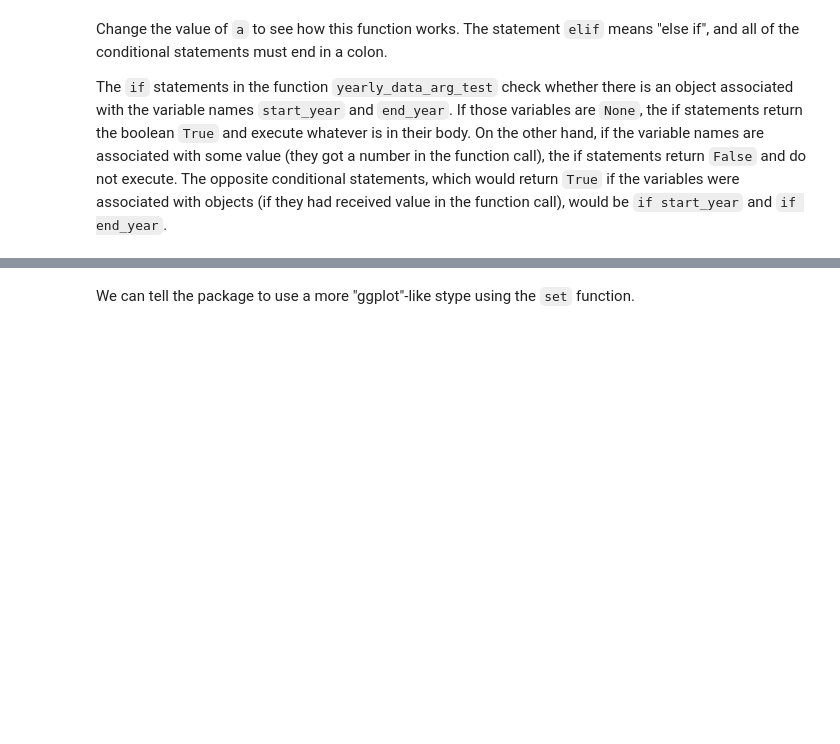
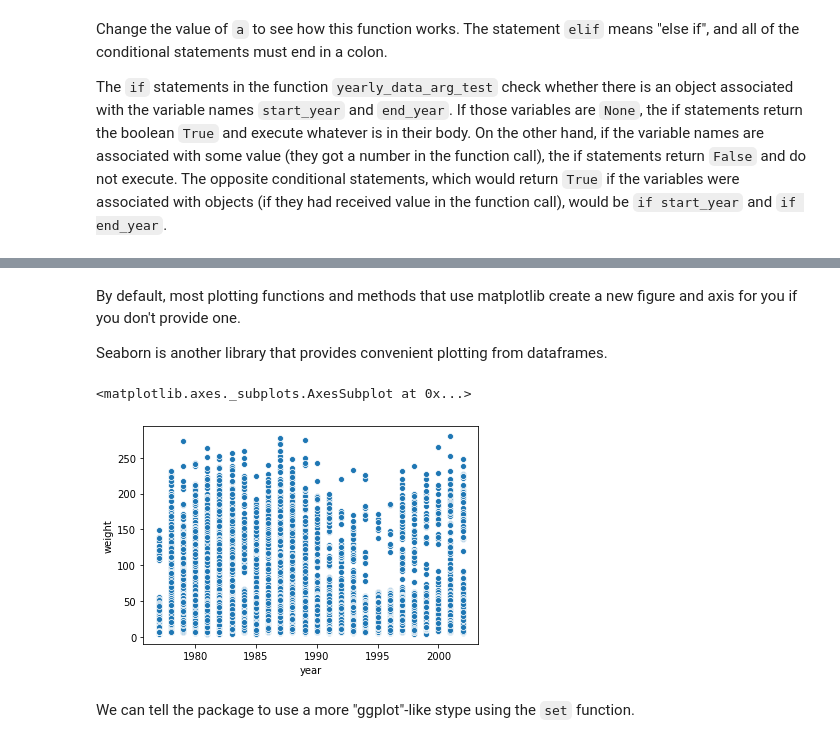
Before and after one commit to darcyabjones/resbaz-perth-2019-python, a Jupyter notebook: intro_to_python_answers.ipynb, the cells around one changed output, grey strips where cells are left out. Drawn from its saved outputs; the diff is of its cells as text; code cells hidden in the pictures; blank space fills up the shorter version.

```diff
--- a/intro_to_python_answers.ipynb
+++ b/intro_to_python_answers.ipynb
@@ -2032,5 +1865,12 @@ import seaborn as sns
+# %% [markdown]
+By default, most plotting functions and methods that use matplotlib create a new figure and axis for you if you don't provide one.
+
+Seaborn is another library that provides convenient plotting from dataframes.
 # %%
-sns.scatterplot(x="year", y="wgt", data=surveys_df)
+sns.scatterplot(x="year", y="weight", data=surveys_df)
+# %% [output]
+<matplotlib.axes._subplots.AxesSubplot at 0x...>
+[figure, added]
 # %% [markdown]
 We can tell the package to use a more "ggplot"-like stype using the `set` function.
 # %%
```
Also changed, not shown: parts of 318 cells of this notebook.
